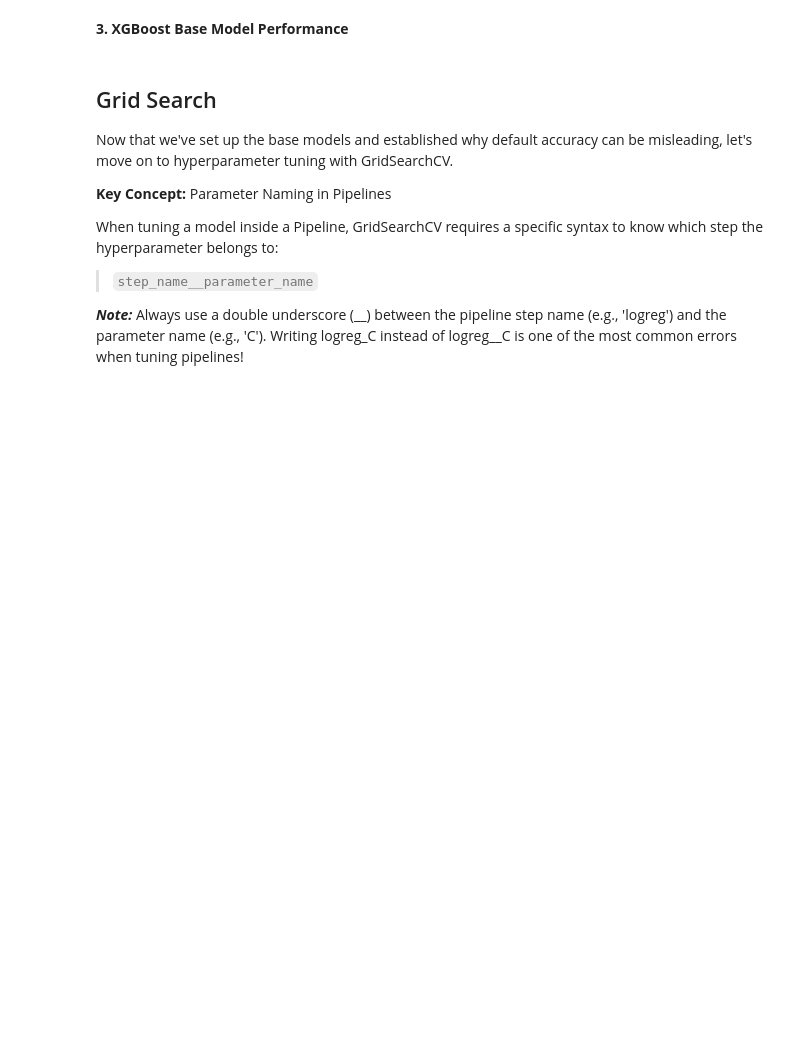
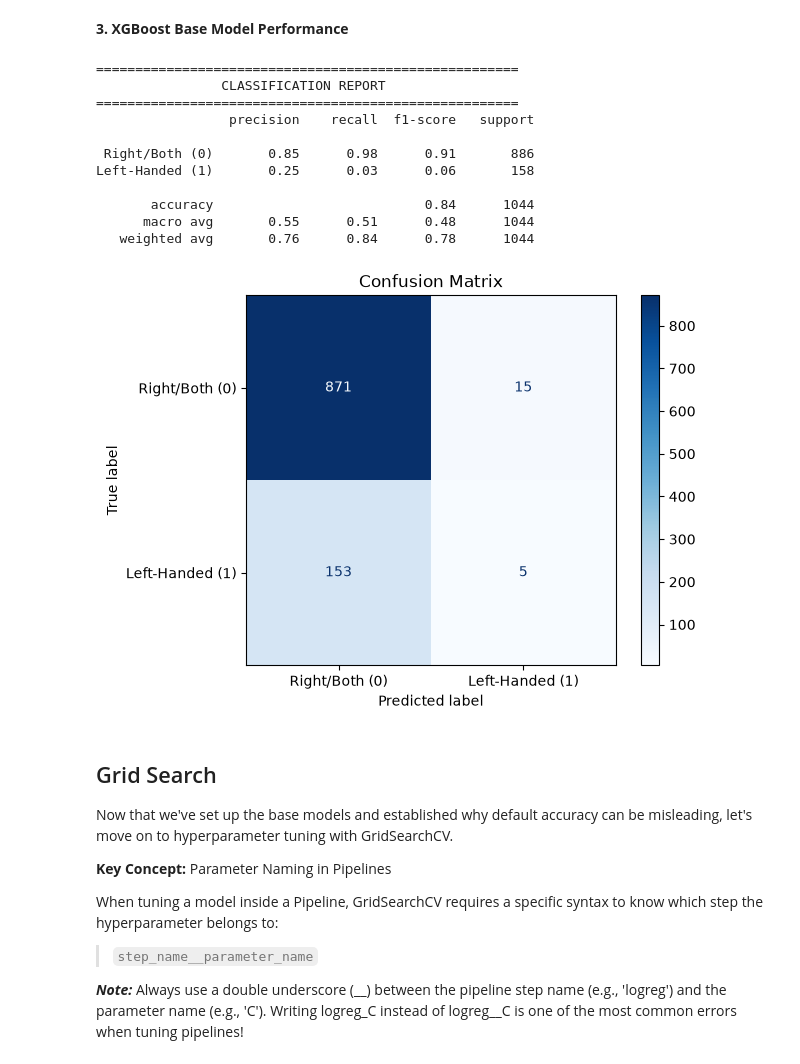
Before and after one commit to hawraalawi/labs, a Jupyter notebook: 6. Machine Learning/6.23 Classification Lab/lab-classification-left-handedness_v3.ipynb, the cells around one changed output. Saved outputs shown, nothing was run; the diff lists cells and outputs as text; code cells hidden in the pictures; blank space fills up the shorter version.

```diff
--- a/6. Machine Learning/6.23 Classification Lab/lab-classification-left-handedness_v3.ipynb
+++ b/6. Machine Learning/6.23 Classification Lab/lab-classification-left-handedness_v3.ipynb
@@ -124,3 +261,8 @@ rf_base =
 # %%
 # XGBoost Base Model
-xgboost_base =
+xgboost_base = Pipeline([
+    ('xgb', xgb.XGBClassifier(
+        random_state=42))
+])
+
+xgboost_base.fit(X_train, y_train)
@@ -169,7 +364,20 @@ evaluate_model_performance(???)
 __3. XGBoost Base Model Performance__
 # %%
 # XGBoost Base Model Performance
-evaluate_model_performance(???)
+evaluate_model_performance(xgboost_base, X_test, y_test, target_classes)
+# %% [output]
+======================================================
+                CLASSIFICATION REPORT
+======================================================
+                 precision    recall  f1-score   support
+
+ Right/Both (0)       0.85      0.98      0.91       886
+Left-Handed (1)       0.25      0.03      0.06       158
+
+       accuracy                           0.84      1044
+      macro avg       0.55      0.51      0.48      1044
+   weighted avg       0.76      0.84      0.78      1044
+[figure, added]
 # %% [markdown]
 ## Grid Search
 Now that we've set up the base models and established why default accuracy can be misleading, let's move on to hyperparameter tuning with GridSearchCV.
```
Also changed, not shown: parts of 30 cells of this notebook.
